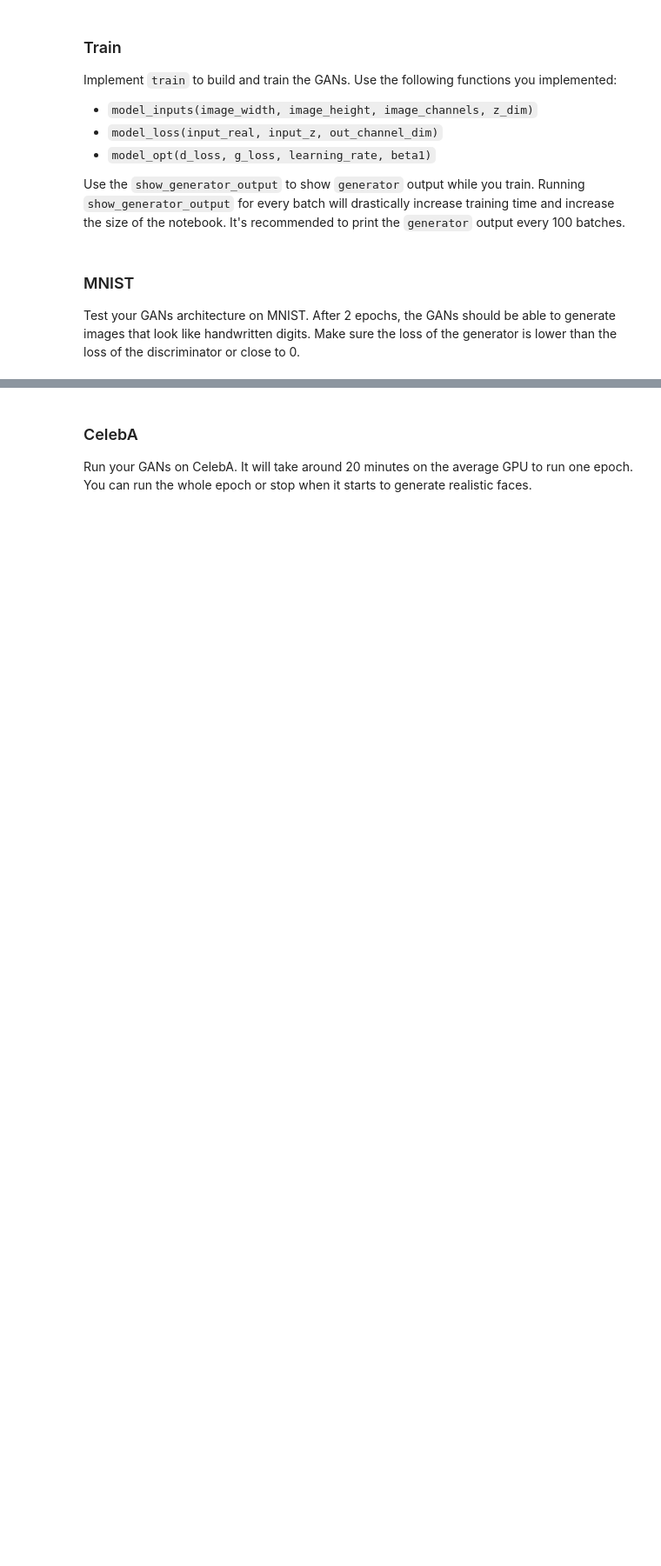
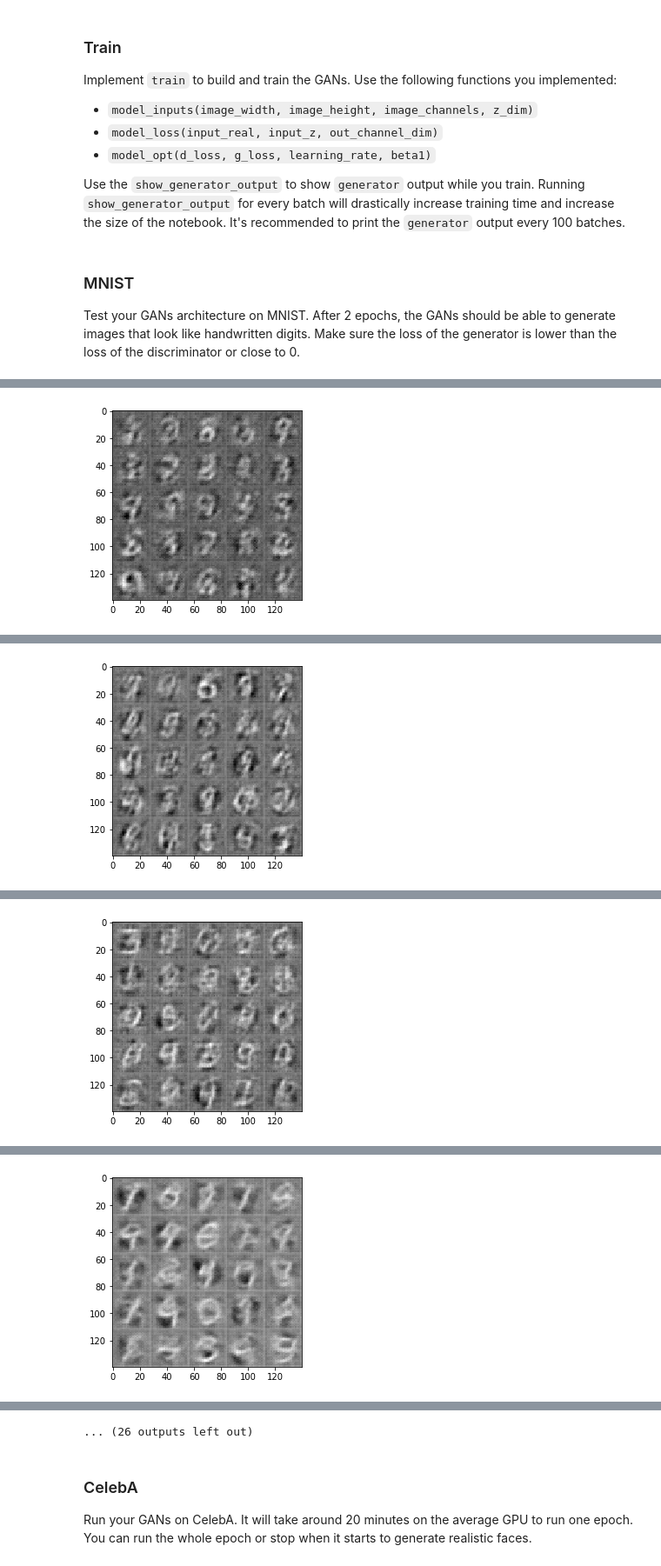
Before and after one commit to becausealice2/deep-learning, a Jupyter notebook: face_generation/dlnd_face_generation.ipynb, the cells around one changed output, grey strips where cells are left out. Shown at 87% size. Saved outputs shown, nothing was run; the diff lists cells and outputs as text; code cells hidden in the pictures; blank space fills up the shorter version.

Commit message:
train the model. Hoepfully well

```diff
--- a/face_generation/dlnd_face_generation.ipynb
+++ b/face_generation/dlnd_face_generation.ipynb
@@ -118,7 +118,7 @@ def model_inputs(image_width, image_height, image_channels, z_dim):
     # TODO: Implement Function
     inputs_real = tf.placeholder(tf.float32, (None, image_width, image_height, image_channels), name="inputs_real")
     inputs_z = tf.placeholder(tf.float32, (None, z_dim), name="inputs_z")
-    learning_rate = tf.placeholder(tf.float32, name="learning_rate")
+    learning_rate = tf.placeholder(tf.float32, (None), name="learning_rate")
 
     return inputs_real, inputs_z, learning_rate
 
@@ -233,8 +225,8 @@ def model_loss(input_real, input_z, out_channel_dim):
     :return: A tuple of (discriminator loss, generator loss)
     """
     # TODO: Implement Function
-    d_out_real, d_logits_real = discriminator(input_real, reuse=False)
-    gen = generator(input_z, out_channel_dim)
+    _, d_logits_real = discriminator(input_real, reuse=False)
+    gen = generator(input_z, out_channel_dim, is_train=True)
     d_out_fake, d_logits_fake = discriminator(gen, reuse=True)
 
     smooth = 0.1
@@ -245,7 +237,7 @@ def model_loss(input_real, input_z, out_channel_dim):
 
     d_loss_fake = tf.reduce_mean(
         tf.nn.sigmoid_cross_entropy_with_logits(logits=d_logits_fake,
-                                                labels=tf.zeros_like(d_logits_real)))
+                                                labels=tf.zeros_like(d_logits_fake)))
 
     d_loss = d_loss_real+d_loss_fake
 
@@ -277,11 +269,11 @@ def model_opt(d_loss, g_loss, learning_rate, beta1):
     """
     # TODO: Implement Function
     t_vars = tf.trainable_variables()
+    g_vars = [var for var in t_vars if var.name.startswith('generator')]
     d_vars = [var for var in t_vars if var.name.startswith('discriminator')]
-    g_vars = [var for var in t_vars if var.name.startswith('generator')]
 
-    d_train_opt = tf.train.AdamOptimizer(learning_rate).minimize(d_loss, var_list=d_vars)
-    g_train_opt = tf.train.AdamOptimizer(learning_rate).minimize(g_loss, var_list=g_vars)
+    d_train_opt = tf.train.AdamOptimizer(learning_rate, beta1=beta1).minimize(d_loss, var_list=d_vars)
+    g_train_opt = tf.train.AdamOptimizer(learning_rate, beta1=beta1).minimize(g_loss, var_list=g_vars)
 
     return d_train_opt, g_train_opt
 
@@ -346,9 +338,9 @@ def train(epoch_count, batch_size, z_dim, learning_rate, beta1, get_batches, dat
     # TODO: Build Model
     tf.reset_default_graph()
 
-    channels = data_shape[3]
-    input_real, input_z, _ = model_inputs(data_shape[1], data_shape[2], channels, z_dim)
-    d_loss, g_loss = model_loss(input_real, input_z, channels)
+    _, l, w, c = data_shape
+    input_real, input_z, _ = model_inputs(l, w, c, z_dim)
+    d_loss, g_loss = model_loss(input_real, input_z, c)
     d_train_opt , g_train_opt = model_opt(d_loss, g_loss, learning_rate, beta1)
     idx = 0
 
@@ -357,7 +349,7 @@ def train(epoch_count, batch_size, z_dim, learning_rate, beta1, get_batches, dat
         for epoch_i in range(epoch_count):
             for batch_images in get_batches(batch_size):
                 # TODO: Train Model
-                idx = idx+1
+                idx += 1
 
                 batch_images = batch_images*2
 
@@ -376,14 +368,14 @@ def train(epoch_count, batch_size, z_dim, learning_rate, beta1, get_batches, dat
                           "Discriminator Loss: {:.4f}...".format(train_loss_d),
                           "Generator Loss: {:.4f}".format(train_loss_g))
                 if idx % 100 == 0 :
-                    show_generator_output(sess, 25, input_z, channels, data_image_mode)
+                    show_generator_output(sess, 25, input_z, c, data_image_mode)
 # %% [markdown]
 ### MNIST
 Test your GANs architecture on MNIST.  After 2 epochs, the GANs should be able to generate images that look like handwritten digits.  Make sure the loss of the generator is lower than the loss of the discriminator or close to 0.
 # %%
-batch_size = 100
+batch_size = 64
 z_dim = 100
-learning_rate = 0.0001
+learning_rate = 0.0002
 beta1 = 0.5
 
 
@@ -400,0 +402 @@ IndexError: list index out of range
+[figure, added]
@@ -400,0 +413 @@ IndexError: list index out of range
+[figure, added]
@@ -400,0 +424 @@ IndexError: list index out of range
+[figure, added]
@@ -400,0 +435 @@ IndexError: list index out of range
+[figure, added]
@@ -401,3 +458,4 @@ IndexError: list index out of range
+... (26 outputs left out)
 # %% [markdown]
 ### CelebA
 Run your GANs on CelebA.  It will take around 20 minutes on the average GPU to run one epoch.  You can run the whole epoch or stop when it starts to generate realistic faces.
```
Also changed, not shown: parts of 8 cells of this notebook.
